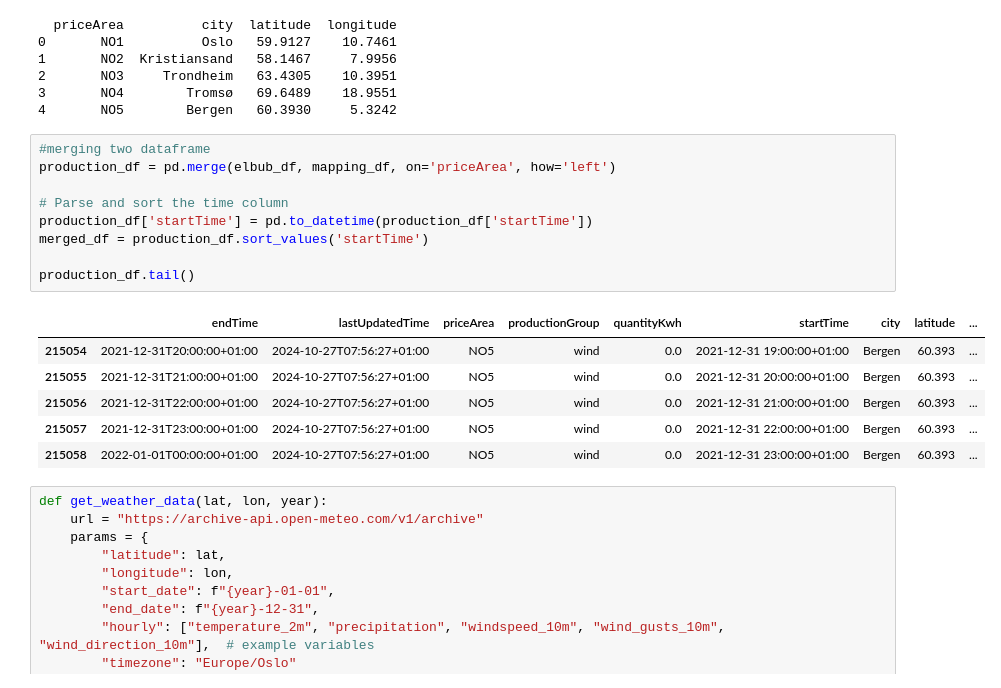
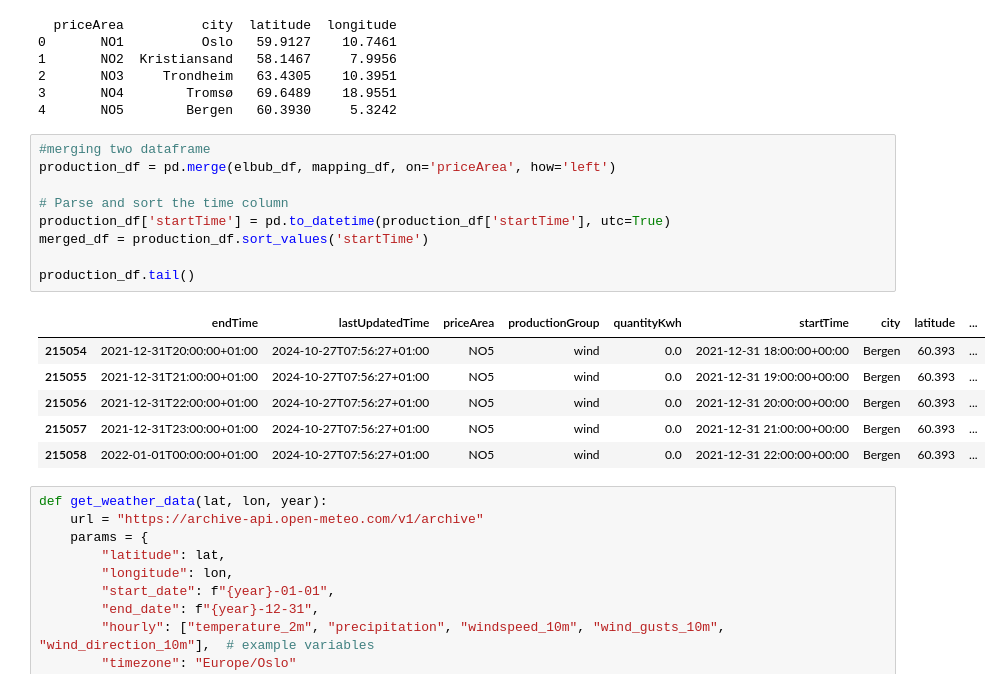
Before and after one commit to Indraadhikari/IND320_Indra, a Jupyter notebook: Part_3_Data_Quality.ipynb, the cells around one changed output. Drawn from its saved outputs; the diff is of its cells as text.

```diff
--- a/Part_3_Data_Quality.ipynb
+++ b/Part_3_Data_Quality.ipynb
@@ -75,19 +75,19 @@ print(mapping_df)
 # %%
 #merging two dataframe
 production_df = pd.merge(elbub_df, mapping_df, on='priceArea', how='left')
 
 # Parse and sort the time column
-production_df['startTime'] = pd.to_datetime(production_df['startTime'])
+production_df['startTime'] = pd.to_datetime(production_df['startTime'], utc=True)
 merged_df = production_df.sort_values('startTime')
 
 production_df.tail()
 # %% [output]
 |  | endTime | lastUpdatedTime | priceArea | productionGroup | quantityKwh | startTime | city | latitude | ... |
-| 215054 | 2021-12-31T20:00:00+01:00 | 2024-10-27T07:56:27+01:00 | NO5 | wind | 0.0 | 2021-12-31 19:00:00+01:00 | Bergen | 60.393 | ... |
-| 215055 | 2021-12-31T21:00:00+01:00 | 2024-10-27T07:56:27+01:00 | NO5 | wind | 0.0 | 2021-12-31 20:00:00+01:00 | Bergen | 60.393 | ... |
-| 215056 | 2021-12-31T22:00:00+01:00 | 2024-10-27T07:56:27+01:00 | NO5 | wind | 0.0 | 2021-12-31 21:00:00+01:00 | Bergen | 60.393 | ... |
-| 215057 | 2021-12-31T23:00:00+01:00 | 2024-10-27T07:56:27+01:00 | NO5 | wind | 0.0 | 2021-12-31 22:00:00+01:00 | Bergen | 60.393 | ... |
-| 215058 | 2022-01-01T00:00:00+01:00 | 2024-10-27T07:56:27+01:00 | NO5 | wind | 0.0 | 2021-12-31 23:00:00+01:00 | Bergen | 60.393 | ... |
+| 215054 | 2021-12-31T20:00:00+01:00 | 2024-10-27T07:56:27+01:00 | NO5 | wind | 0.0 | 2021-12-31 18:00:00+00:00 | Bergen | 60.393 | ... |
+| 215055 | 2021-12-31T21:00:00+01:00 | 2024-10-27T07:56:27+01:00 | NO5 | wind | 0.0 | 2021-12-31 19:00:00+00:00 | Bergen | 60.393 | ... |
+| 215056 | 2021-12-31T22:00:00+01:00 | 2024-10-27T07:56:27+01:00 | NO5 | wind | 0.0 | 2021-12-31 20:00:00+00:00 | Bergen | 60.393 | ... |
+| 215057 | 2021-12-31T23:00:00+01:00 | 2024-10-27T07:56:27+01:00 | NO5 | wind | 0.0 | 2021-12-31 21:00:00+00:00 | Bergen | 60.393 | ... |
+| 215058 | 2022-01-01T00:00:00+01:00 | 2024-10-27T07:56:27+01:00 | NO5 | wind | 0.0 | 2021-12-31 22:00:00+00:00 | Bergen | 60.393 | ... |
 # %%
 def get_weather_data(lat, lon, year):
     url = "https://archive-api.open-meteo.com/v1/archive"
```
Also changed, not shown: parts of 7 cells of this notebook.
